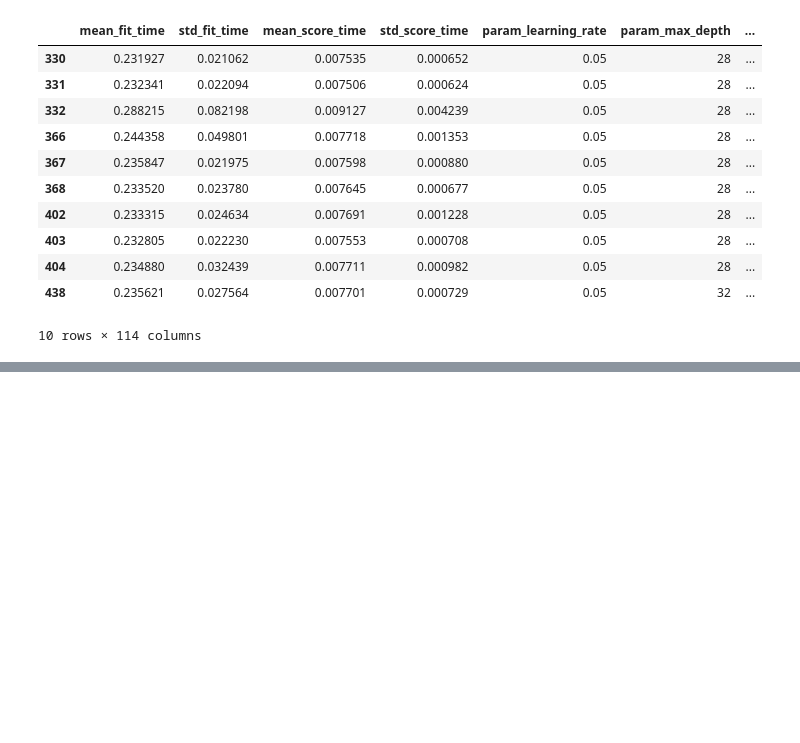
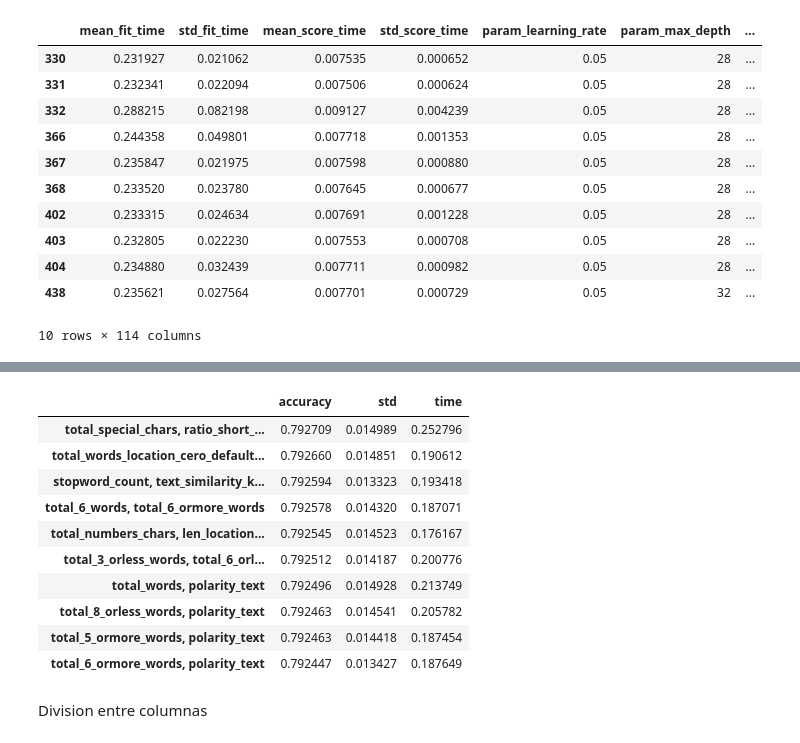
Before and after one commit to danielacarrero/orga-datos, a Jupyter notebook: TP2/LightGBM_jesus.ipynb, the cells around one changed output, grey strips where cells are left out. Cells and saved outputs as stored; diff of their text form; code cells hidden in the pictures; blank space fills up the shorter version.

```diff
--- a/TP2/LightGBM_jesus.ipynb
+++ b/TP2/LightGBM_jesus.ipynb
@@ -1137,0 +1201,38 @@ memory usage: 1.5 MB
+# %%
+no_column = get_dic_acc()
+index_no_column = []
+
+for x in pair_number_columns:
+    start = time.time()
+    light_model = LGBMClassifier(random_state=1)
+    cv = RepeatedStratifiedKFold(n_splits=10,random_state=1)
+
+    x_train_multi = x_2_train.copy()
+    x_train_multi['multi_column'] = x_train_multi[x[0]] * x_train_multi[x[1]]
+
+    n_scores = cross_val_score(light_model, x_train_multi, y_2_train, scoring='accuracy', cv=cv, n_jobs=-1, error_score='raise')
+    end = time.time()
+
+    index_no_column.append(", ".join(x))
+    no_column['accuracy'].append(np.mean(n_scores))
+    no_column['std'].append(np.std(n_scores))
+    no_column['time'].append((end - start)/60)
+
+
+results_multi = pd.DataFrame(no_column, index=index_no_column)
+# %%
+results_multi.nlargest(10,'accuracy')
+# %% [output]
+|  | accuracy | std | time |
+| total_special_chars, ratio_short_... | 0.792709 | 0.014989 | 0.252796 |
+| total_words_location_cero_default... | 0.792660 | 0.014851 | 0.190612 |
+| stopword_count, text_similarity_k... | 0.792594 | 0.013323 | 0.193418 |
+| total_6_words, total_6_ormore_words | 0.792578 | 0.014320 | 0.187071 |
+| total_numbers_chars, len_location... | 0.792545 | 0.014523 | 0.176167 |
+| total_3_orless_words, total_6_orl... | 0.792512 | 0.014187 | 0.200776 |
+| total_words, polarity_text | 0.792496 | 0.014928 | 0.213749 |
+| total_8_orless_words, polarity_text | 0.792463 | 0.014541 | 0.205782 |
+| total_5_ormore_words, polarity_text | 0.792463 | 0.014418 | 0.187454 |
+| total_6_ormore_words, polarity_text | 0.792447 | 0.013427 | 0.187649 |
+# %% [markdown]
+Division entre columnas
```
Also changed, not shown: parts of 20 cells of this notebook, 15 other files.
